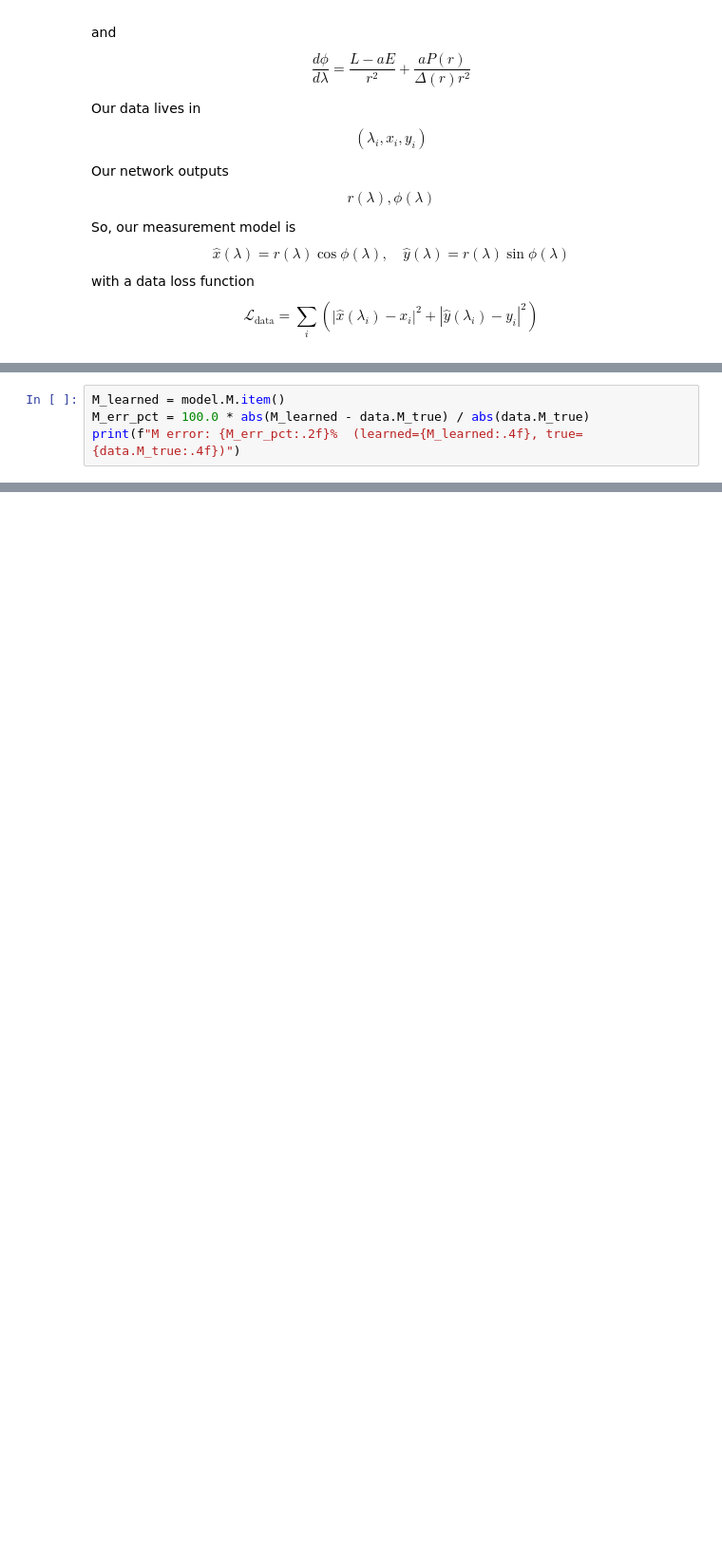
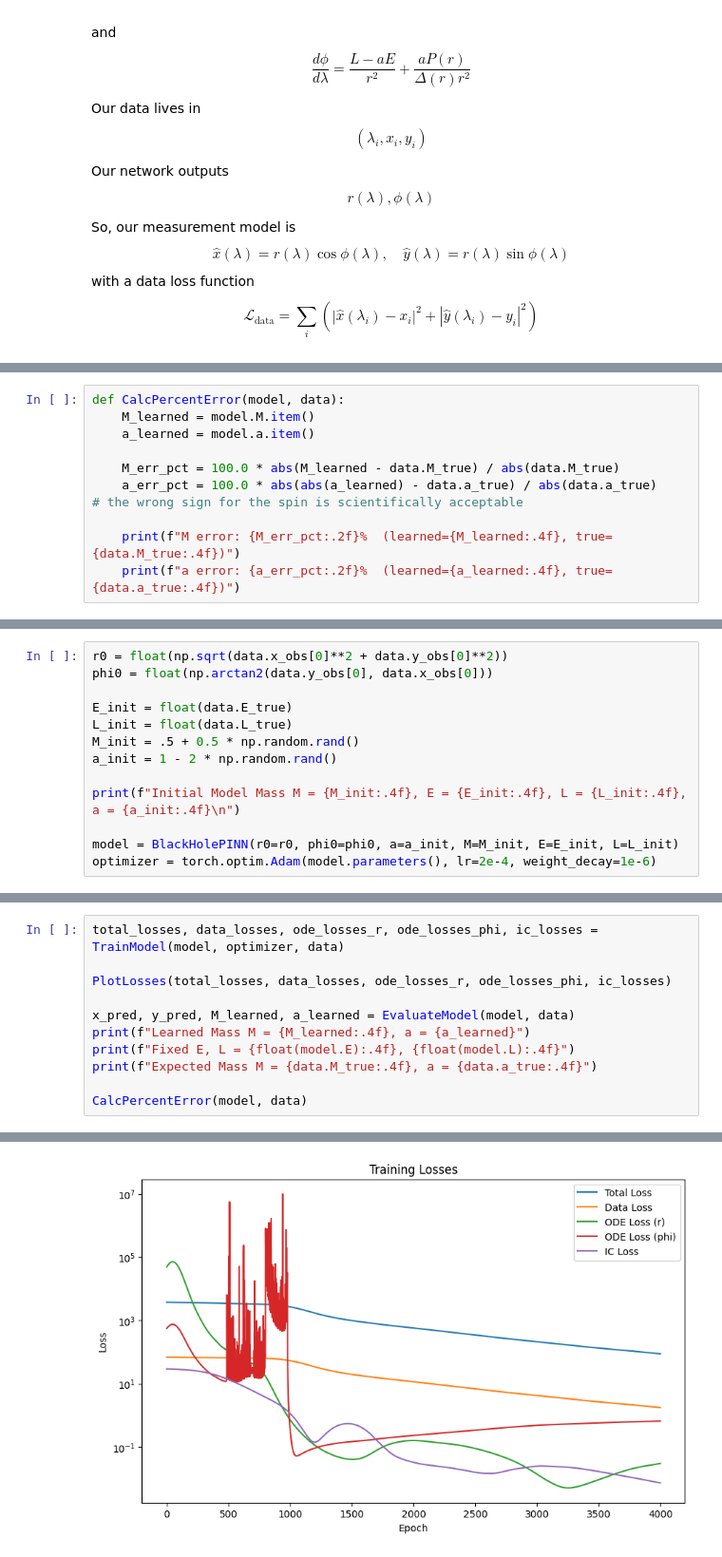
Before and after one commit to sushelan/blackhole-PINN, a Jupyter notebook: main.ipynb, the cells around one changed output, grey strips where cells are left out. Shown at 95% size. Drawn from its saved outputs; the diff is of its cells as text; blank space fills up the shorter version.

```diff
--- a/main.ipynb
+++ b/main.ipynb
@@ -590,4 +569,10 @@ plt.show()
 # %%
-M_learned = model.M.item()
-M_err_pct = 100.0 * abs(M_learned - data.M_true) / abs(data.M_true)
-print(f"M error: {M_err_pct:.2f}%  (learned={M_learned:.4f}, true={data.M_true:.4f})")
+def CalcPercentError(model, data):
+    M_learned = model.M.item()
+    a_learned = model.a.item()
+
+    M_err_pct = 100.0 * abs(M_learned - data.M_true) / abs(data.M_true)
+    a_err_pct = 100.0 * abs(abs(a_learned) - data.a_true) / abs(data.a_true)                # the wrong sign for the spin is scientifically acceptable
+
+    print(f"M error: {M_err_pct:.2f}%  (learned={M_learned:.4f}, true={data.M_true:.4f})")
+    print(f"a error: {a_err_pct:.2f}%  (learned={a_learned:.4f}, true={data.a_true:.4f})")
@@ -595,0 +579,13 @@ M error: 0.01%  (learned=0.9999, true=1.0000)
+# %%
+r0 = float(np.sqrt(data.x_obs[0]**2 + data.y_obs[0]**2))
+phi0 = float(np.arctan2(data.y_obs[0], data.x_obs[0]))
+
+E_init = float(data.E_true)
+L_init = float(data.L_true)
+M_init = .5 + 0.5 * np.random.rand()
+a_init = 1 - 2 * np.random.rand()
+
+print(f"Initial Model Mass M = {M_init:.4f}, E = {E_init:.4f}, L = {L_init:.4f}, a = {a_init:.4f}\n")
+
+model = BlackHolePINN(r0=r0, phi0=phi0, a=a_init, M=M_init, E=E_init, L=L_init)
+optimizer = torch.optim.Adam(model.parameters(), lr=2e-4, weight_decay=1e-6)
@@ -595,0 +594,12 @@ M error: 0.01%  (learned=0.9999, true=1.0000)
+# %%
+total_losses, data_losses, ode_losses_r, ode_losses_phi, ic_losses = TrainModel(model, optimizer, data)
+
+PlotLosses(total_losses, data_losses, ode_losses_r, ode_losses_phi, ic_losses)
+
+x_pred, y_pred, M_learned, a_learned = EvaluateModel(model, data)
+print(f"Learned Mass M = {M_learned:.4f}, a = {a_learned}")
+print(f"Fixed E, L = {float(model.E):.4f}, {float(model.L):.4f}")
+print(f"Expected Mass M = {data.M_true:.4f}, a = {data.a_true:.4f}")
+
+CalcPercentError(model, data)
+# %% [output]
@@ -595,0 +623 @@ M error: 0.01%  (learned=0.9999, true=1.0000)
+[figure, added]
```
Also changed, not shown: parts of 14 cells of this notebook.
